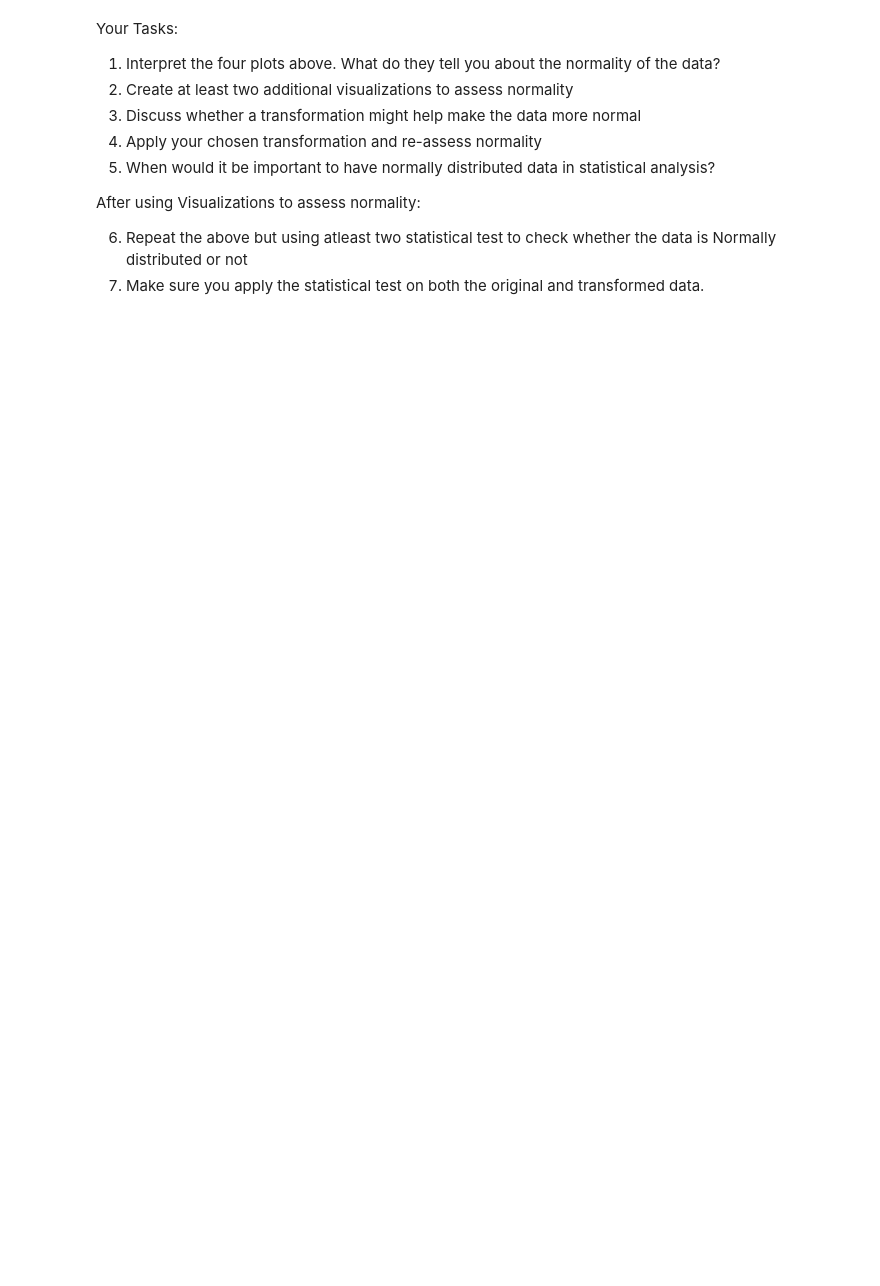
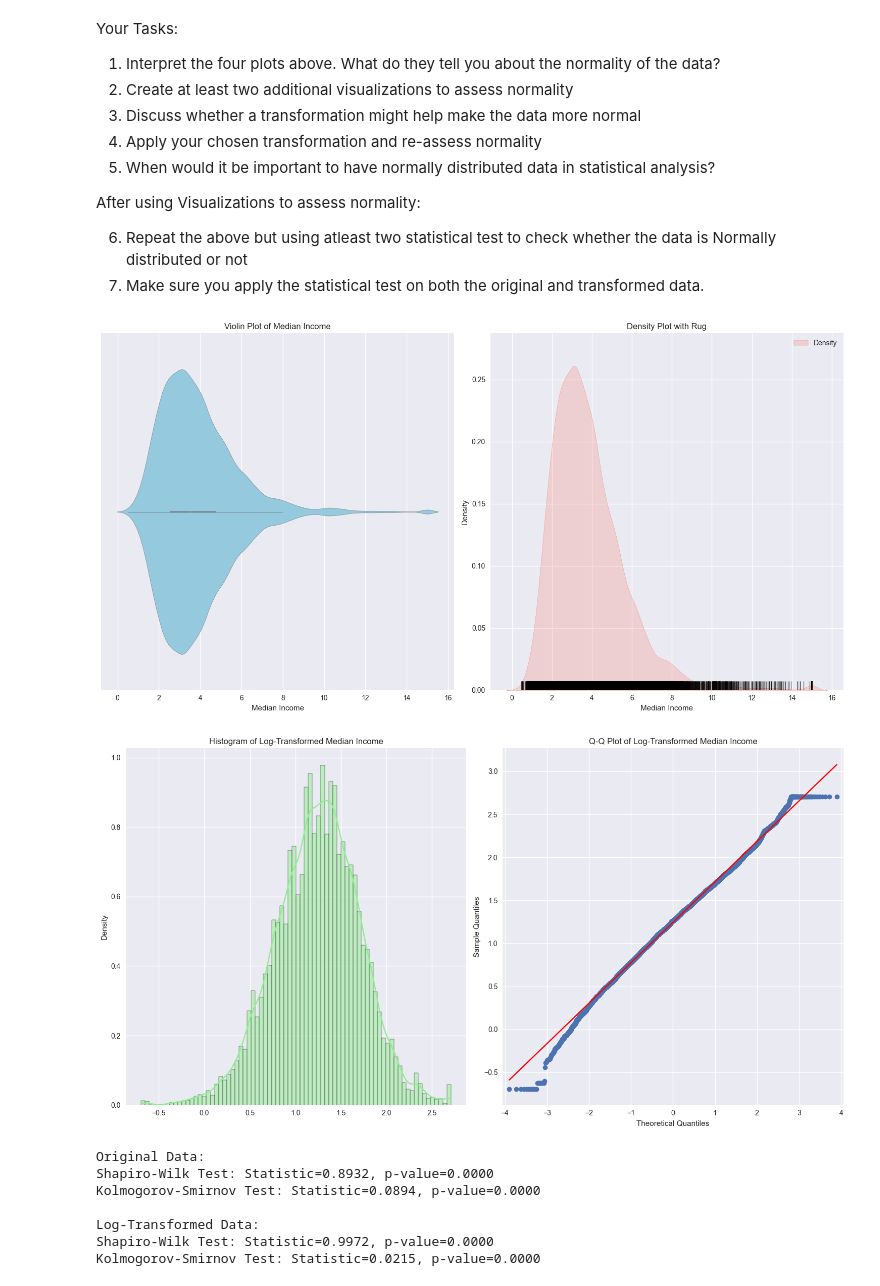
Before and after one commit to martijnooo/lab-clt-normality, a Jupyter notebook: your-code/main.ipynb, the cells around one changed output. Saved outputs shown, nothing was run; the diff lists cells and outputs as text; code cells hidden in the pictures; blank space fills up the shorter version.

```diff
--- a/your-code/main.ipynb
+++ b/your-code/main.ipynb
@@ -245,3 +451,69 @@ After using Visualizations to assess normality:
 7. Make sure you apply the statistical test on both the original and transformed data.
 # %%
 # Your code here - additional normality visualizations and transformations
+# Additional visualizations to assess normality
+plt.figure(figsize=(15, 8))
+
+# Violin plot
+plt.subplot(1, 2, 1)
+sns.violinplot(x=median_income, color='skyblue')
+plt.title('Violin Plot of Median Income')
+plt.xlabel('Median Income')
+
+# Density plot with rug
+plt.subplot(1, 2, 2)
+sns.kdeplot(median_income, fill=True, color='salmon', label='Density')
+sns.rugplot(median_income, color='black', alpha=0.5)
+plt.title('Density Plot with Rug')
+plt.xlabel('Median Income')
+plt.legend()
+
+plt.tight_layout()
+plt.show()
+
+# Log transformation to make the data more normal
+log_median_income = np.log(median_income)
+
+# Re-assess normality after transformation
+plt.figure(figsize=(15, 8))
+
+# Histogram of log-transformed data
+plt.subplot(1, 2, 1)
+sns.histplot(log_median_income, kde=True, color='lightgreen', stat="density")
+plt.title('Histogram of Log-Transformed Median Income')
+
+# Q-Q plot of log-transformed data
+plt.subplot(1, 2, 2)
+qqplot(log_median_income, line='s', ax=plt.gca())
+plt.title('Q-Q Plot of Log-Transformed Median Income')
+
+plt.tight_layout()
+plt.show()
+
+# Statistical tests for normality
+# Original data
+shapiro_stat_orig, shapiro_p_orig = stats.shapiro(median_income)
+ks_stat_orig, ks_p_orig = stats.kstest(median_income, 'norm', args=(np.mean(median_income), np.std(median_income)))
+
+# Transformed data
+shapiro_stat_trans, shapiro_p_trans = stats.shapiro(log_median_income)
+ks_stat_trans, ks_p_trans = stats.kstest(log_median_income, 'norm', args=(np.mean(log_median_income), np.std(log_median_income)))
+
+# Display results
+print("Original Data:")
+print(f"Shapiro-Wilk Test: Statistic={shapiro_stat_orig:.4f}, p-value={shapiro_p_orig:.4f}")
+print(f"Kolmogorov-Smirnov Test: Statistic={ks_stat_orig:.4f}, p-value={ks_p_orig:.4f}\n")
+
+print("Log-Transformed Data:")
+print(f"Shapiro-Wilk Test: Statistic={shapiro_stat_trans:.4f}, p-value={shapiro_p_trans:.4f}")
+print(f"Kolmogorov-Smirnov Test: Statistic={ks_stat_trans:.4f}, p-value={ks_p_trans:.4f}")
+# %% [output]
+[figure, added]
+[figure, added]
+Original Data:
+Shapiro-Wilk Test: Statistic=0.8932, p-value=0.0000
+Kolmogorov-Smirnov Test: Statistic=0.0894, p-value=0.0000
+
+Log-Transformed Data:
+Shapiro-Wilk Test: Statistic=0.9972, p-value=0.0000
+Kolmogorov-Smirnov Test: Statistic=0.0215, p-value=0.0000
```
Also changed, not shown: parts of 15 cells of this notebook.
